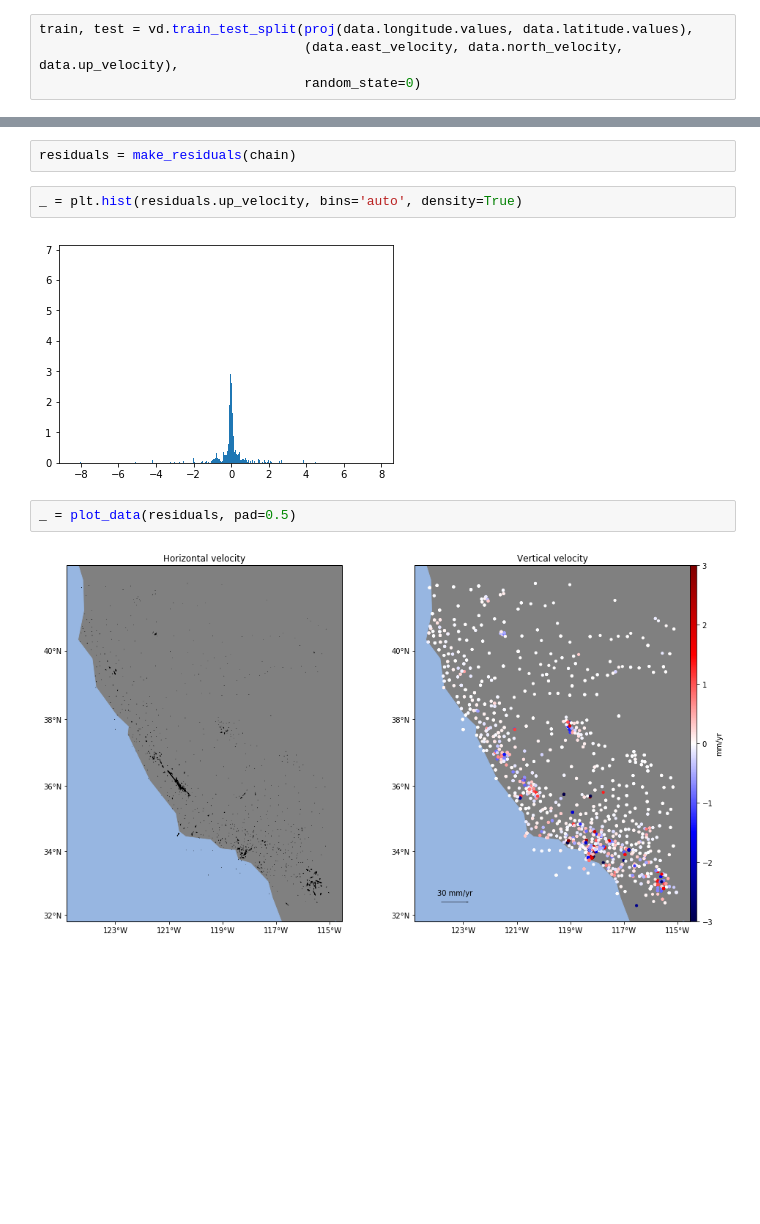
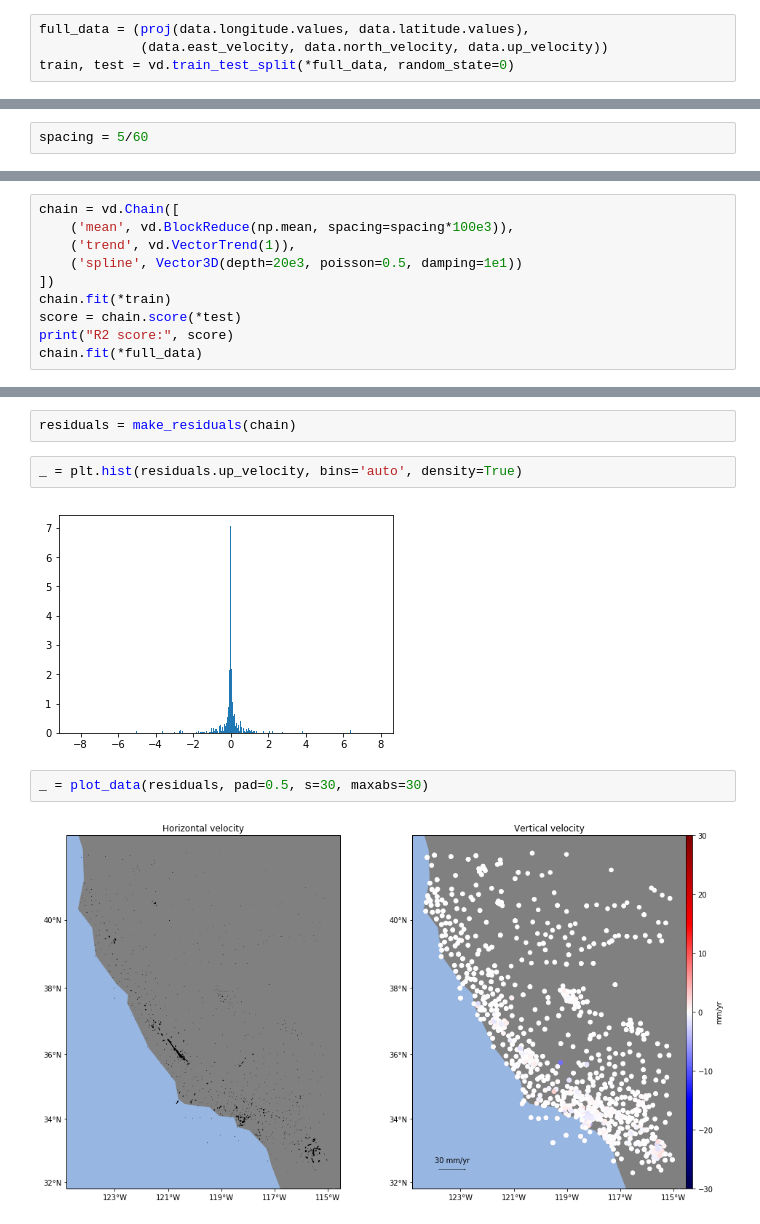
Before and after one commit to leouieda/aogs2018-gps, a Jupyter notebook: code/notebooks/california-data.ipynb, the cells around one changed output, grey strips where cells are left out. Cells and saved outputs as stored; diff of their text form; blank space fills up the shorter version.

Commit message:
The CV with evenly spaced forces isn't good
Can't get a better prediction than what I get with the forces under the
data.

```diff
--- a/code/notebooks/california-data.ipynb
+++ b/code/notebooks/california-data.ipynb
@@ -24,4 +32,4 @@ fig, ax = plot_data(data, maxabs=50, pad=0.5)
 # %%
-train, test = vd.train_test_split(proj(data.longitude.values, data.latitude.values),
-                                  (data.east_velocity, data.north_velocity, data.up_velocity),
-                                  random_state=0)
+full_data = (proj(data.longitude.values, data.latitude.values),
+             (data.east_velocity, data.north_velocity, data.up_velocity))
+train, test = vd.train_test_split(*full_data, random_state=0)
@@ -72,0 +61,2 @@ def make_residuals(gridder):
+# %%
+spacing = 5/60
@@ -72,0 +65,10 @@ def make_residuals(gridder):
+# %%
+chain = vd.Chain([
+    ('mean', vd.BlockReduce(np.mean, spacing=spacing*100e3)),
+    ('trend', vd.VectorTrend(1)),
+    ('spline', Vector3D(depth=20e3, poisson=0.5, damping=1e1))
+])
+chain.fit(*train)
+score = chain.score(*test)
+print("R2 score:", score)
+chain.fit(*full_data)
@@ -75,8 +91,8 @@ residuals = make_residuals(chain)
 # %%
 _ = plt.hist(residuals.up_velocity, bins='auto', density=True)
 # %% [output]
-[figure, old version]
+[figure, new version]
 # %%
-_ = plot_data(residuals, pad=0.5)
+_ = plot_data(residuals, pad=0.5, s=30, maxabs=30)
 # %% [output]
-[figure, old version]
+[figure, new version]
```
Also changed, not shown: parts of 24 cells of this notebook.
